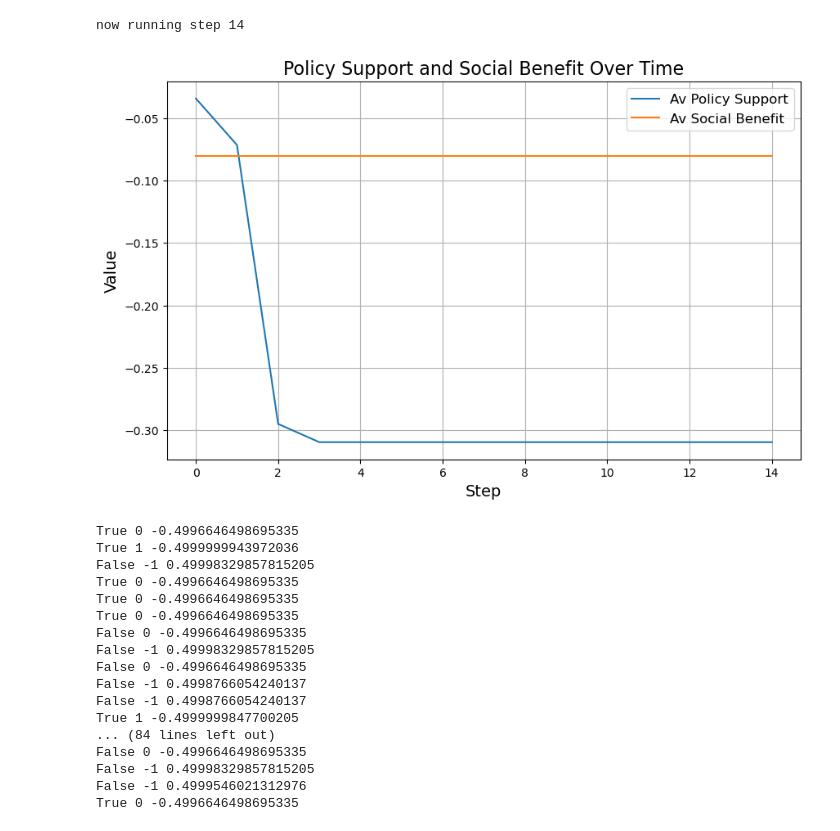
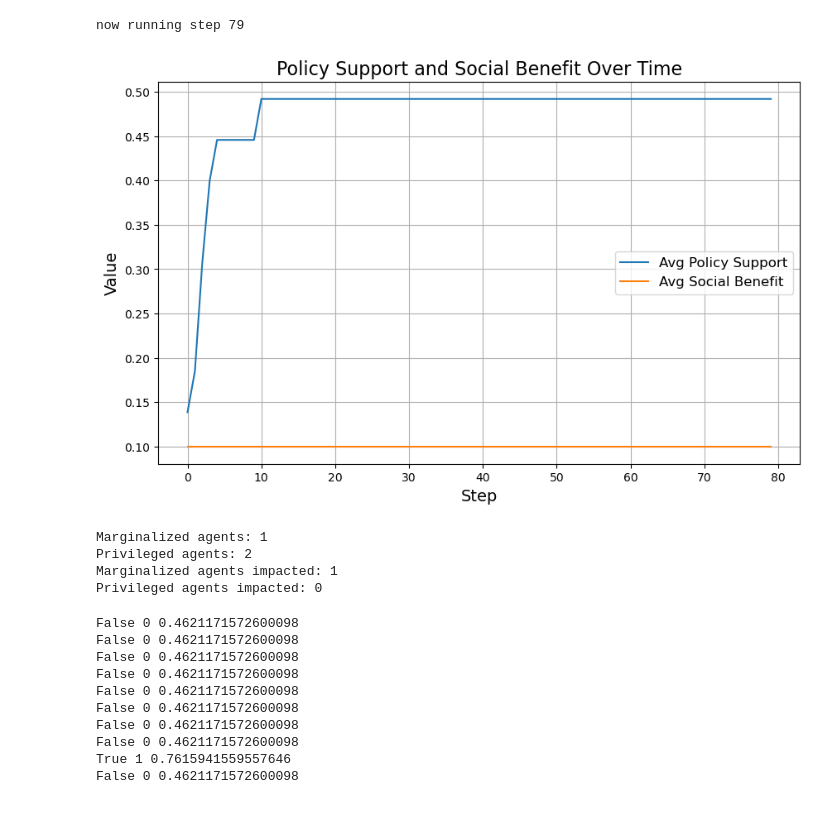
Before and after one commit to josk0/policy-model, a Jupyter notebook: analysis.ipynb, the cells around one changed output. Cells and saved outputs as stored; diff of their text form; code cells hidden in the pictures.

Commit message:
fixed opinion updating function, changed model default parameters

```diff
--- a/analysis.ipynb
+++ b/analysis.ipynb
@@ -7,53 +7,64 @@ import pandas as pd
 from model import PolicyModel
 # %%
 # Set up and run the model
-my_model = PolicyModel(
-    num_agents=100,               # Number of agents in the model
-    privileged_fraction=0.3,      # Fraction of privileged nodes
-    marginalized_fraction=0.3,    # Fraction of marginalized nodes
-    steps=15                     # Number of simulation steps
-)
+my_model = PolicyModel()
+#     num_agents=100,               # Number of agents in the model
+#     privileged_fraction=0.3,      # Fraction of privileged nodes
+#     marginalized_fraction=0.3,    # Fraction of marginalized nodes
+# )
+
+steps = 80
 
 # Run the model for the specified number of steps
-for i in range(my_model.steps):
+for i in range(steps):
     print(f"now running step {i}", end="\r", flush=True)
     # for n in my_model.agents:
     #   print(f"{n} opinion is {n.opinion}")
     my_model.step()
 
 # Collect and visualize the results
 data = my_model.datacollector.get_model_vars_dataframe()
 
 plt.figure(figsize=(10, 6))
-plt.plot(data["Net Policy Support"], label="Av Policy Support")
-plt.plot(data["Net Social Benefit"], label="Av Social Benefit")
+plt.plot(data["Avg Policy Support"], label="Avg Policy Support")
+plt.plot(data["Avg Social Benefit"], label="Avg Social Benefit")
 plt.title("Policy Support and Social Benefit Over Time", fontsize=16)
 plt.xlabel("Step", fontsize=14)
 plt.ylabel("Value", fontsize=14)
 plt.legend(fontsize=12)
 plt.grid(True)
 plt.show()
 # %% [output]
-now running step 14
+now running step 79
-[figure, old version]
+[figure, new version]
+# %%
+# Count agents by category
+marginalized_agents = sum(1 for agent in my_model.agents if agent.marginalized)
+privileged_agents = sum(1 for agent in my_model.agents if agent.privileged)
+marginalized_impacted = sum(1 for agent in my_model.agents if agent.marginalized and agent.impact != 0)
+privileged_impacted = sum(1 for agent in my_model.agents if agent.privileged and agent.impact != 0)
+
+# Print metrics
+print(f"Marginalized agents: {marginalized_agents}")
+print(f"Privileged agents: {privileged_agents}")
+print(f"Marginalized agents impacted: {marginalized_impacted}")
+print(f"Privileged agents impacted: {privileged_impacted}")
+# %% [output]
+Marginalized agents: 1
+Privileged agents: 2
+Marginalized agents impacted: 1
+Privileged agents impacted: 0
 # %%
 for a in my_model.agents:
   print(a.marginalized, a.impact, a.opinion)
 # %% [output]
-True 0 -0.4996646498695335
-True 1 -0.4999999943972036
-False -1 0.49998329857815205
-True 0 -0.4996646498695335
-True 0 -0.4996646498695335
-True 0 -0.4996646498695335
-False 0 -0.4996646498695335
-False -1 0.49998329857815205
-False 0 -0.4996646498695335
-False -1 0.4998766054240137
-False -1 0.4998766054240137
-True 1 -0.4999999847700205
-... (84 lines left out)
-False 0 -0.4996646498695335
-False -1 0.49998329857815205
-False -1 0.4999546021312976
-True 0 -0.4996646498695335
+False 0 0.4621171572600098
+False 0 0.4621171572600098
+False 0 0.4621171572600098
+False 0 0.4621171572600098
+False 0 0.4621171572600098
+False 0 0.4621171572600098
+False 0 0.4621171572600098
+False 0 0.4621171572600098
+True 1 0.7615941559557646
+False 0 0.4621171572600098
```
Also changed, not shown: 2 other files.
